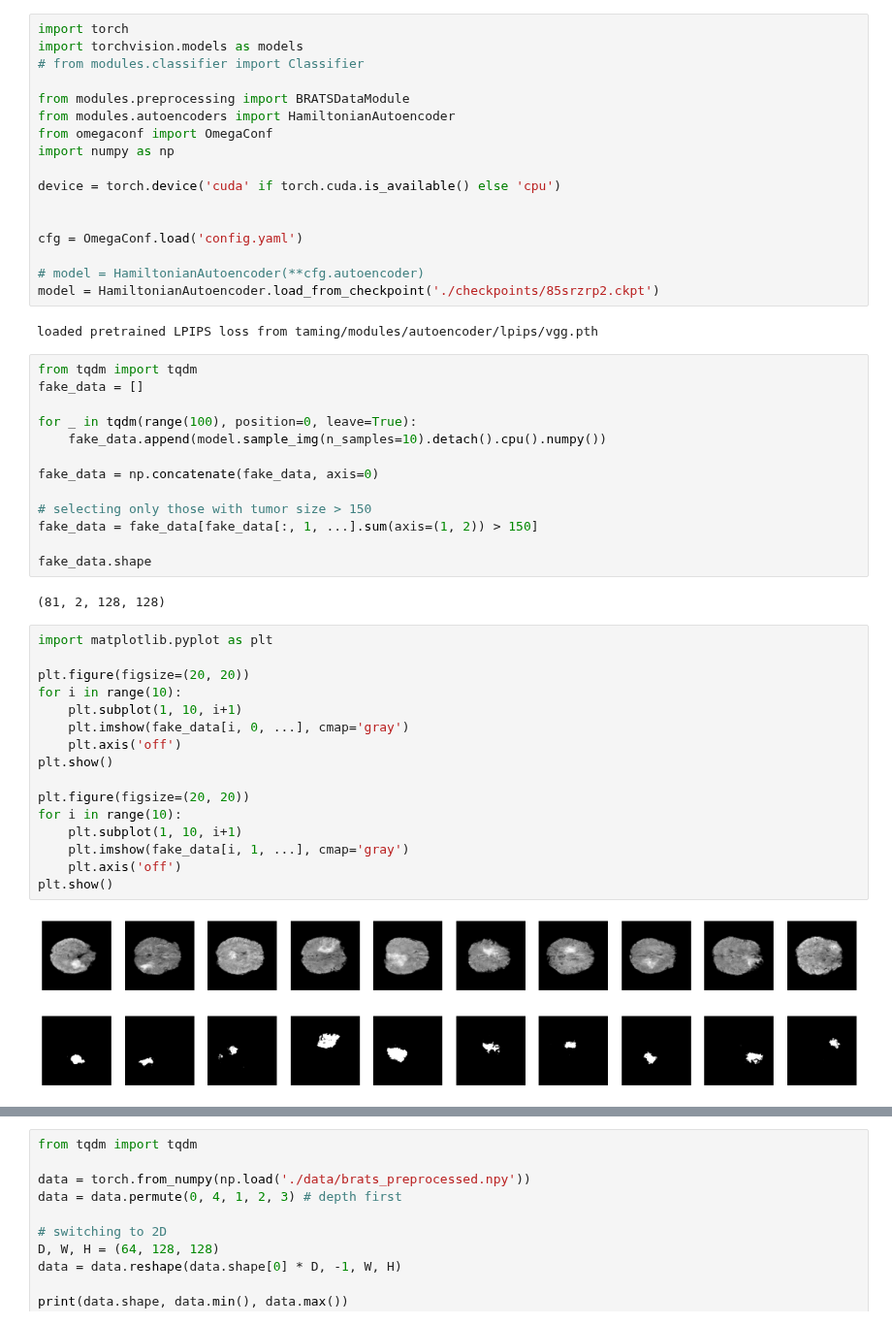
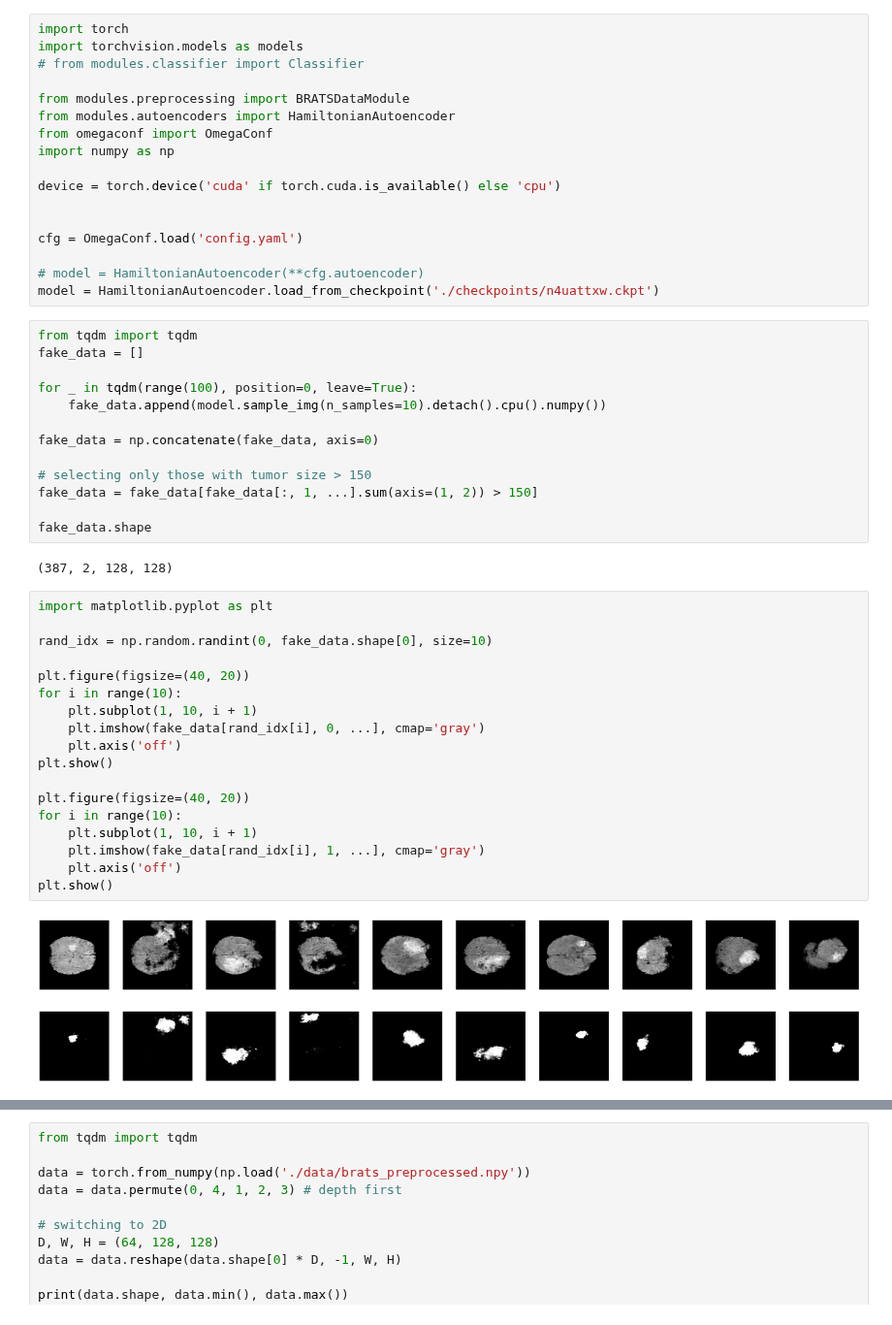
Before and after one commit to Arksyd96/discriminative-hvae-for-accurate-tumor-segmentation, a Jupyter notebook: test.ipynb, the cells around one changed output, grey strips where cells are left out. Shown at 97% size. Cells and saved outputs as stored; diff of their text form.

```diff
--- a/test.ipynb
+++ b/test.ipynb
@@ -14,9 +14,7 @@ device = torch.device('cuda' if torch.cuda.is_available() else 'cpu')
 cfg = OmegaConf.load('config.yaml')
 
 # model = HamiltonianAutoencoder(**cfg.autoencoder)
-model = HamiltonianAutoencoder.load_from_checkpoint('./checkpoints/85srzrp2.ckpt')
+model = HamiltonianAutoencoder.load_from_checkpoint('./checkpoints/n4uattxw.ckpt')
-# %% [output]
-loaded pretrained LPIPS loss from taming/modules/autoencoder/lpips/vgg.pth
 # %%
 from tqdm import tqdm
 fake_data = []
@@ -31,23 +29,25 @@ fake_data = fake_data[fake_data[:, 1, ...].sum(axis=(1, 2)) > 150]
 
 fake_data.shape
 # %% [output]
-(81, 2, 128, 128)
+(387, 2, 128, 128)
 # %%
 import matplotlib.pyplot as plt
 
-plt.figure(figsize=(20, 20))
+rand_idx = np.random.randint(0, fake_data.shape[0], size=10)
+
+plt.figure(figsize=(40, 20))
 for i in range(10):
-    plt.subplot(1, 10, i+1)
-    plt.imshow(fake_data[i, 0, ...], cmap='gray')
+    plt.subplot(1, 10, i + 1)
+    plt.imshow(fake_data[rand_idx[i], 0, ...], cmap='gray')
     plt.axis('off')
 plt.show()
 
-plt.figure(figsize=(20, 20))
+plt.figure(figsize=(40, 20))
 for i in range(10):
-    plt.subplot(1, 10, i+1)
-    plt.imshow(fake_data[i, 1, ...], cmap='gray')
+    plt.subplot(1, 10, i + 1)
+    plt.imshow(fake_data[rand_idx[i], 1, ...], cmap='gray')
     plt.axis('off')
 plt.show()
 # %% [output]
-[figure, old version]
+[figure, new version]
-[figure, old version]
+[figure, new version]
```
Also changed, not shown: parts of 2 cells of this notebook, 4 other files.
